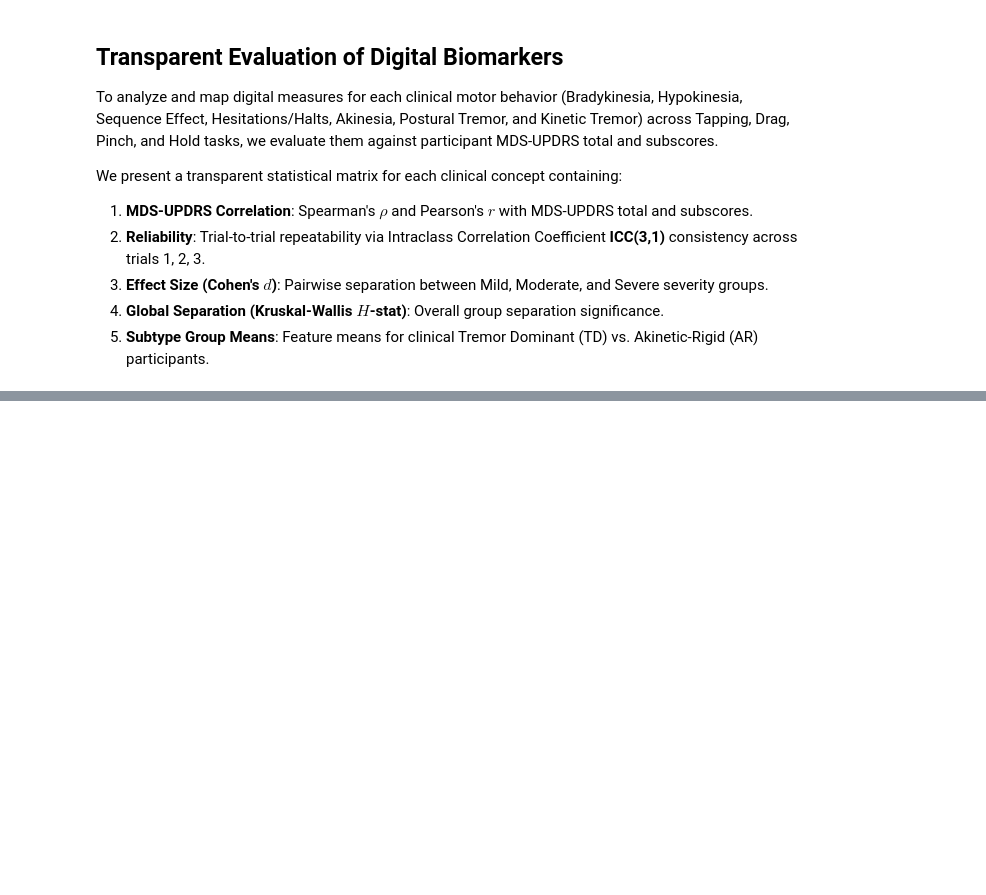
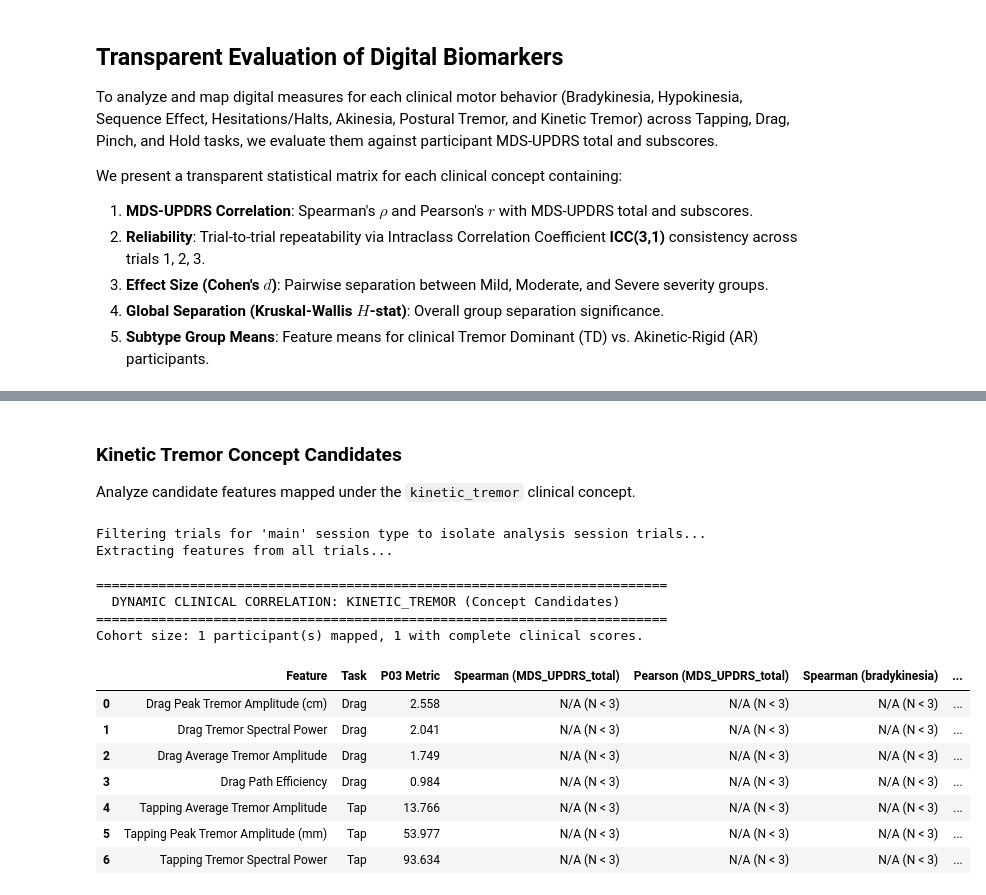
Before and after one commit to JanetIkhile/ResearchProject, a Jupyter notebook: analysis/main_analysis.ipynb, the cells around one changed output, grey strips where cells are left out. Cells and saved outputs as stored; diff of their text form; code cells hidden in the pictures; blank space fills up the shorter version.

```diff
--- a/analysis/main_analysis.ipynb
+++ b/analysis/main_analysis.ipynb
@@ -1959,0 +2162,29 @@ Markdown report written successfully to: clinical_concept_mapping_updated.md
+# %% [markdown]
+### Kinetic Tremor Concept Candidates
+
+Analyze candidate features mapped under the `kinetic_tremor` clinical concept.
+# %%
+analyze_clinical_correlations(
+    trials_df=trials_df,
+    participants_df=participants_df,
+    sessions_df=sessions_df,
+    clinical_scores=clinical_scores_dynamic,
+    concept='kinetic_tremor',
+    target_scores=targets
+)
+# %% [output]
+Filtering trials for 'main' session type to isolate analysis session trials...
+Extracting features from all trials...
+
+=========================================================================
+  DYNAMIC CLINICAL CORRELATION: KINETIC_TREMOR (Concept Candidates)
+=========================================================================
+Cohort size: 1 participant(s) mapped, 1 with complete clinical scores.
+|  | Feature | Task | P03 Metric | Spearman (MDS_UPDRS_total) | Pearson (MDS_UPDRS_total) | Spearman (bradykinesia) | ... |
+| 0 | Drag Peak Tremor Amplitude (cm) | Drag | 2.558 | N/A (N < 3) | N/A (N < 3) | N/A (N < 3) | ... |
+| 1 | Drag Tremor Spectral Power | Drag | 2.041 | N/A (N < 3) | N/A (N < 3) | N/A (N < 3) | ... |
+| 2 | Drag Average Tremor Amplitude | Drag | 1.749 | N/A (N < 3) | N/A (N < 3) | N/A (N < 3) | ... |
+| 3 | Drag Path Efficiency | Drag | 0.984 | N/A (N < 3) | N/A (N < 3) | N/A (N < 3) | ... |
+| 4 | Tapping Average Tremor Amplitude | Tap | 13.766 | N/A (N < 3) | N/A (N < 3) | N/A (N < 3) | ... |
+| 5 | Tapping Peak Tremor Amplitude (mm) | Tap | 53.977 | N/A (N < 3) | N/A (N < 3) | N/A (N < 3) | ... |
+| 6 | Tapping Tremor Spectral Power | Tap | 93.634 | N/A (N < 3) | N/A (N < 3) | N/A (N < 3) | ... |
```
Also changed, not shown: parts of 41 cells of this notebook, 20 other files.
